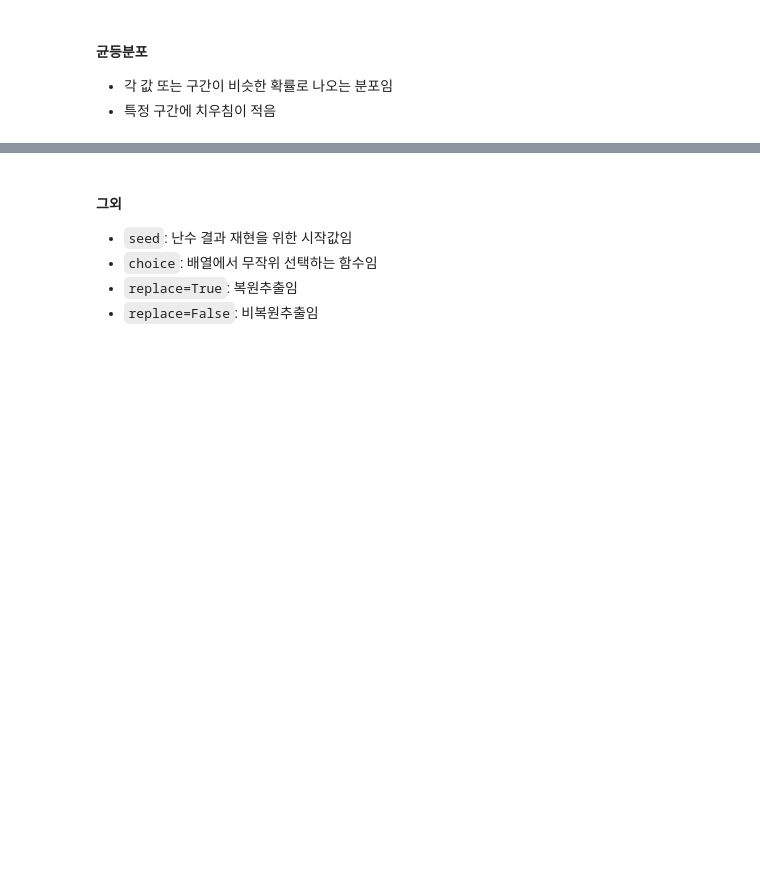
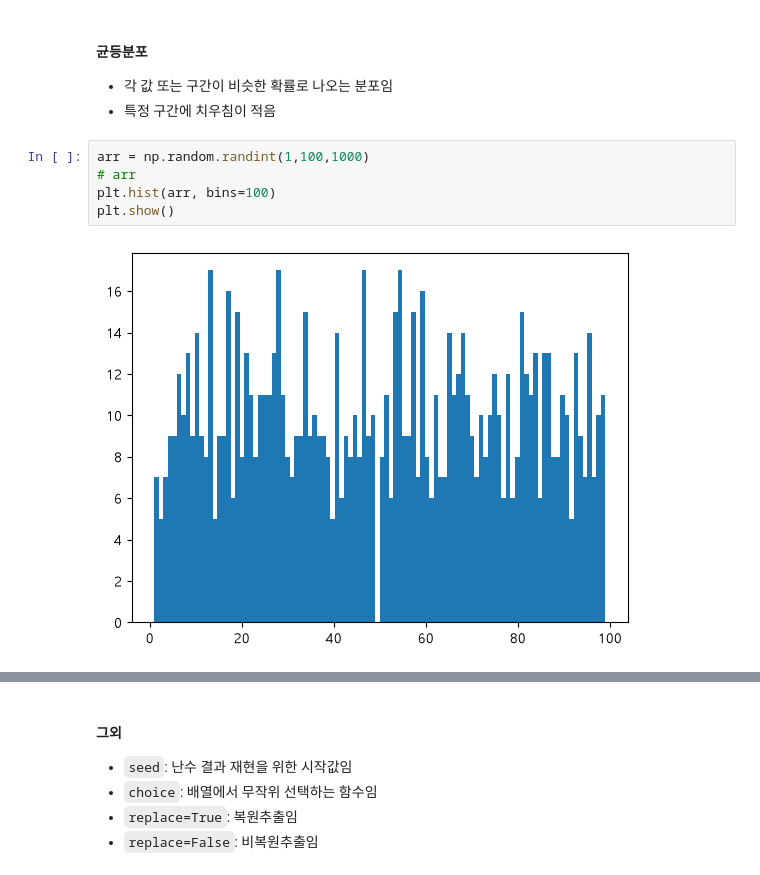
Before and after one commit to SKN-family-ai-33th-jun/05_data_analysis, a Jupyter notebook: 01_numpy/04_statistics.ipynb, the cells around one changed output, grey strips where cells are left out. Drawn from its saved outputs; the diff is of its cells as text; blank space fills up the shorter version.

```diff
--- a/01_numpy/04_statistics.ipynb
+++ b/01_numpy/04_statistics.ipynb
@@ -251,3 +403,10 @@ print("표준편차:", np.std(scores, ddof=1))  # ddof=0: 모집단 전체 이
 #### 균등분포
 - 각 값 또는 구간이 비슷한 확률로 나오는 분포임
 - 특정 구간에 치우침이 적음
+# %%
+arr = np.random.randint(1,100,1000)
+# arr
+plt.hist(arr, bins=100)
+plt.show()
+# %% [output]
+[figure, added]
```
Also changed, not shown: parts of 11 cells of this notebook.
